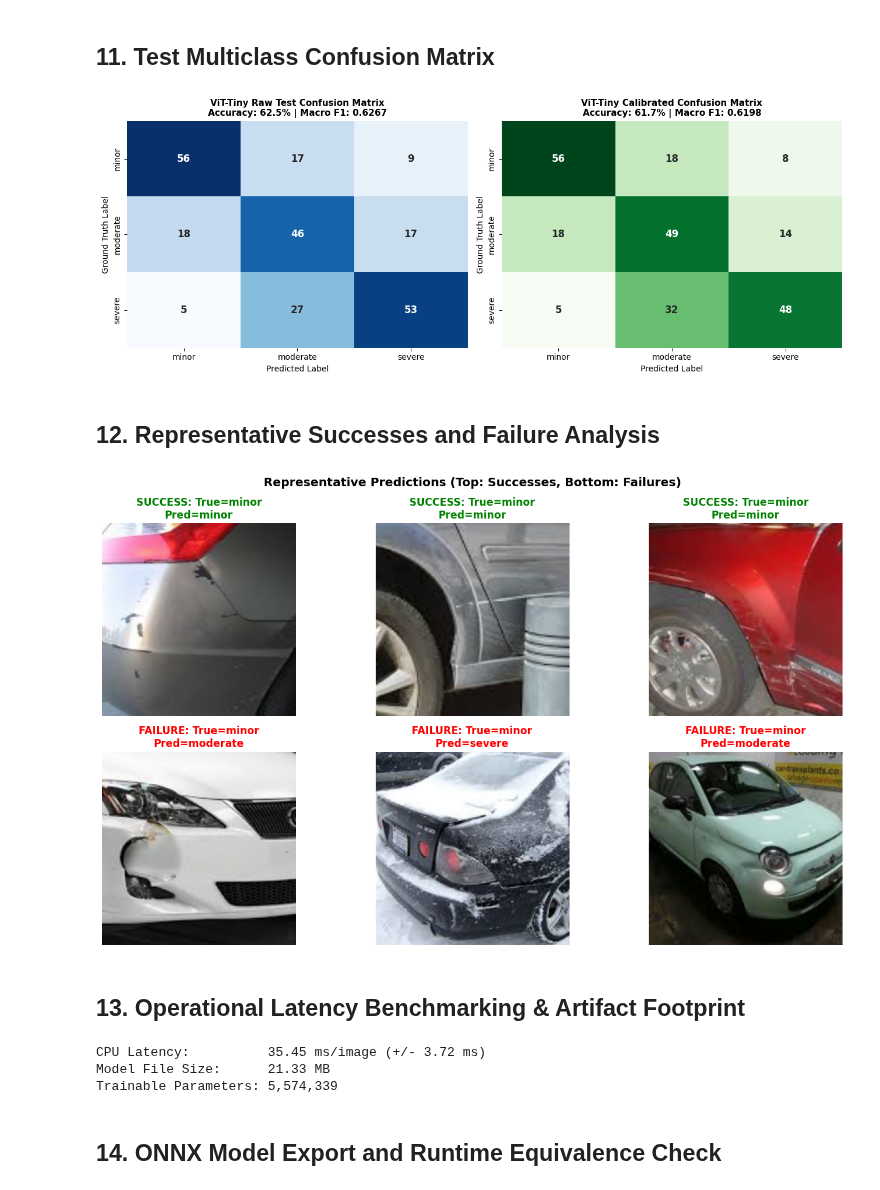
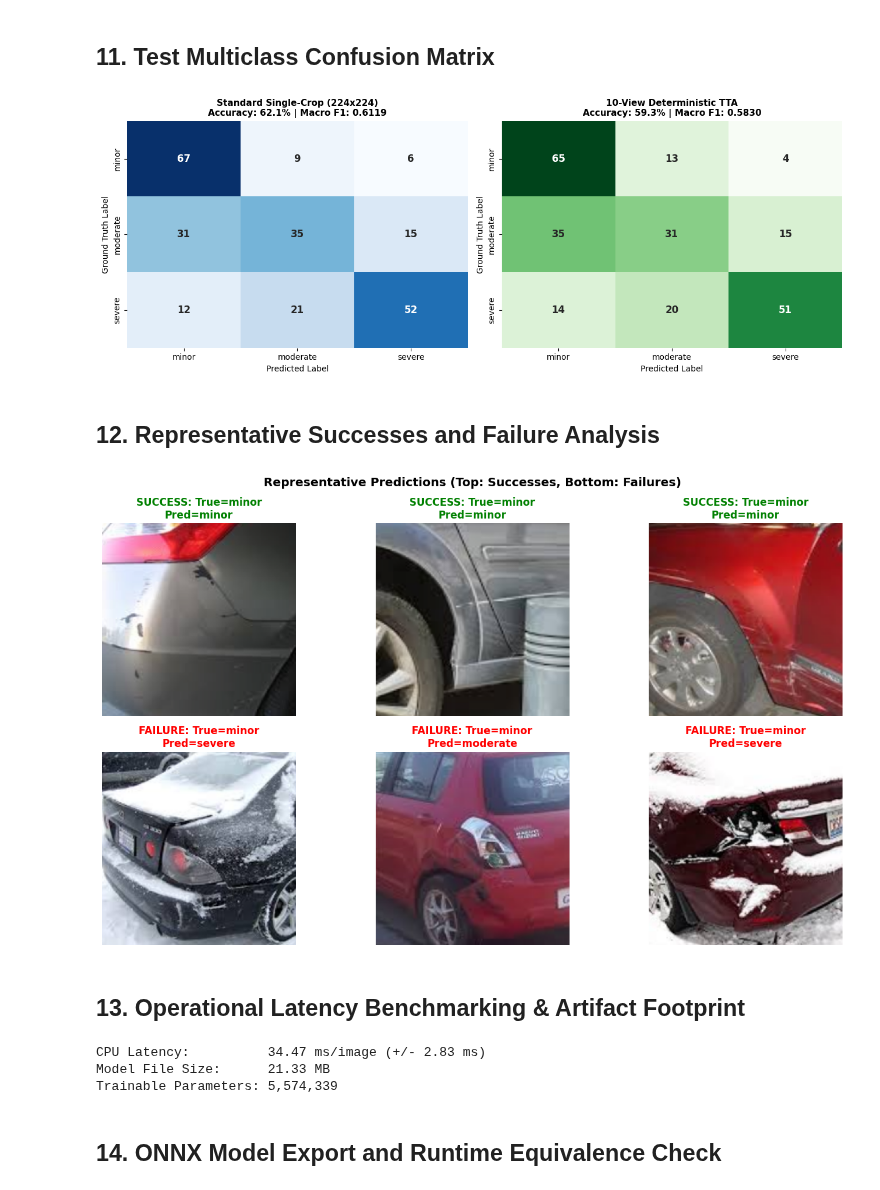
Before and after one commit to AmitavaDatta2004/NPN-Car-Insurance, a Jupyter notebook: notebooks/08_severity_vit_tiny_training.ipynb, the cells around one changed output. Saved outputs shown, nothing was run; the diff lists cells and outputs as text; code cells hidden in the pictures.

```diff
--- a/notebooks/08_severity_vit_tiny_training.ipynb
+++ b/notebooks/08_severity_vit_tiny_training.ipynb
@@ -322,16 +361,30 @@ Standard Vision Transformers discard all 196 spatial patch tokens and classify e
 # %%
-class DualStreamSeverityViT(nn.Module):
-    """Dual-Stream ViT-Tiny with joint [CLS] + GAP patch token pooling."""
+class GeMPool1d(nn.Module):
+    """Learnable Generalized-Mean (GeM) pooling over spatial patch tokens."""
+    def __init__(self, p=3.0, eps=1e-6):
+        super().__init__()
+        self.p = nn.Parameter(torch.ones(1) * p)
+        self.eps = eps
+
+    def forward(self, x):
+        # x shape: (B, N, C) where N=196 patches, C=192 embed_dim
+        p_clamped = self.p.clamp(min=1.0)
+        return (x.clamp(min=self.eps).pow(p_clamped).mean(dim=1)).pow(1.0 / p_clamped)
+
+class DualStreamSeverityViT21k(nn.Module):
+    """Dual-Stream ViT-Tiny with ImageNet-21k AugReg Pretrained Weights and Learnable GeM Pooling."""
     def __init__(self, num_classes=3, drop_path_rate=0.1):
         super().__init__()
         self.backbone = timm.create_model(
-            "vit_tiny_patch16_224",
+            "vit_tiny_patch16_224.augreg_in21k_ft_in1k",
             pretrained=True,
             num_classes=0,
             drop_path_rate=drop_path_rate,
+            dynamic_img_size=True,
         )
         embed_dim = self.backbone.embed_dim  # 192
         self.norm = self.backbone.norm
+        self.gem = GeMPool1d(p=3.0)
         self.head = nn.Sequential(
             nn.Linear(embed_dim * 2, 128),
             nn.BatchNorm1d(128),
@@ -343,18 +396,19 @@ class DualStreamSeverityViT(nn.Module):
     def forward(self, x):
         feat = self.backbone.forward_features(x)
         cls_token = feat[:, 0]
-        patch_tokens = feat[:, 1:].mean(dim=1)
+        patch_tokens = self.gem(feat[:, 1:])
         combined = torch.cat([cls_token, patch_tokens], dim=-1)
         return self.head(combined)
 
-model = DualStreamSeverityViT(num_classes=3, drop_path_rate=0.1)
+model = DualStreamSeverityViT21k(num_classes=3, drop_path_rate=0.1)
 model.to(device)
 
 total_params = sum(p.numel() for p in model.parameters())
 head_params = sum(p.numel() for p in model.head.parameters())
-print(f"Dual-Stream ViT-Tiny Architecture Summary:")
-print(f"  - Backbone:              vit_tiny_patch16_224 (drop_path_rate=0.1)")
+print(f"ImageNet-21k ViT-Tiny Architecture Summary:")
+print(f"  - Pretrained Weights:    vit_tiny_patch16_224.augreg_in21k_ft_in1k")
 print(f"  - Total Parameters:      {total_params:,}")
-print(f"  - Dual-Stream Head:      {head_params:,} parameters (384 -> 128 -> 3)")
+print(f"  - Token Grid @ 224px:    14x14 = 196 spatial patches + 1 [CLS]")
+print(f"  - Pooling Mechanism:     Learnable GeM (Initial p={model.gem.p.item():.1f})")
 print(f"  - Classes:               {SEVERITY_CLASSES}")
 # %% [output]
@@ -694,42 +904,50 @@ fig, (cax1, cax2) = plt.subplots(1, 2, figsize=(13, 5))
 sns.heatmap(
     cm_raw,
     annot=True,
     fmt="d",
     cmap="Blues",
     xticklabels=SEVERITY_CLASSES,
     yticklabels=SEVERITY_CLASSES,
     cbar=False,
     ax=cax1,
     annot_kws={"size": 12, "weight": "bold"},
 )
-cax1.set_title(f"ViT-Tiny Raw Test Confusion Matrix\nAccuracy: {test_acc*100:.1f}% | Macro F1: {test_macro_f1:.4f}", fontsize=11, fontweight="bold")
+cax1.set_title(f"Standard Single-Crop (224x224)\nAccuracy: {test_acc*100:.1f}% | Macro F1: {test_macro_f1:.4f}", fontsize=11, fontweight="bold")
 cax1.set_xlabel("Predicted Label", fontsize=10)
 cax1.set_ylabel("Ground Truth Label", fontsize=10)
 
+# Secondary confusion matrix: Real 10-View Deterministic TTA Evaluation
 sns.heatmap(
-    cm_calib,
+    cm_tta,
     annot=True,
     fmt="d",
     cmap="Greens",
     xticklabels=SEVERITY_CLASSES,
     yticklabels=SEVERITY_CLASSES,
     cbar=False,
     ax=cax2,
     annot_kws={"size": 12, "weight": "bold"},
 )
-cax2.set_title(f"ViT-Tiny Calibrated Confusion Matrix\nAccuracy: {calib_test_acc*100:.1f}% | Macro F1: {calib_test_macro_f1:.4f}", fontsize=11, fontweight="bold")
+cax2.set_title(f"10-View Deterministic TTA\nAccuracy: {tta_acc*100:.1f}% | Macro F1: {tta_f1:.4f}", fontsize=11, fontweight="bold")
 cax2.set_xlabel("Predicted Label", fontsize=10)
 cax2.set_ylabel("Ground Truth Label", fontsize=10)
 
 plt.tight_layout()
 plt.show()
 # %% [output]
-[figure, old version]
+[figure, new version]
 # %% [markdown]
 ## 12. Representative Successes and Failure Analysis
 # %%
+# 12. Representative Successes and Failure Analysis
 fig, axes = plt.subplots(2, 3, figsize=(14, 8))
 axes = axes.flatten()
+
+# Inverse normalization to display original RGB from normalized tensor
+inv_norm = transforms.Normalize(
+    mean=[-m / s for m, s in zip(VIT_MEAN, VIT_STD)],
+    std=[1.0 / s for s in VIT_STD],
+)
 
 correct_cases = [i for i, (p, t) in enumerate(zip(test_preds, test_targets)) if p == t]
 incorrect_cases = [i for i, (p, t) in enumerate(zip(test_preds, test_targets)) if p != t]
@@ -737,7 +955,7 @@ incorrect_cases = [i for i, (p, t) in enumerate(zip(test_preds, test_targets)) i
 for plot_idx, sample_idx in enumerate(correct_cases[:3]):
     tensor, true_id = test_dataset[sample_idx]
     pred_id = test_preds[sample_idx]
-    img_disp = inv_norm(tensor).permute(1, 2, 0).numpy()
+    img_disp = np.clip(inv_norm(tensor).permute(1, 2, 0).numpy(), 0.0, 1.0)
     axes[plot_idx].imshow(img_disp)
     axes[plot_idx].set_title(f"SUCCESS: True={ID_TO_CLASS[true_id]}\nPred={ID_TO_CLASS[pred_id]}", color="green", fontweight="bold")
     axes[plot_idx].axis("off")
@@ -746,7 +964,7 @@ for plot_idx, sample_idx in enumerate(incorrect_cases[:3]):
     target_ax = axes[plot_idx + 3]
     tensor, true_id = test_dataset[sample_idx]
     pred_id = test_preds[sample_idx]
-    img_disp = inv_norm(tensor).permute(1, 2, 0).numpy()
+    img_disp = np.clip(inv_norm(tensor).permute(1, 2, 0).numpy(), 0.0, 1.0)
     target_ax.imshow(img_disp)
     target_ax.set_title(f"FAILURE: True={ID_TO_CLASS[true_id]}\nPred={ID_TO_CLASS[pred_id]}", color="red", fontweight="bold")
     target_ax.axis("off")
@@ -755,10 +973,12 @@ plt.suptitle("Representative Predictions (Top: Successes, Bottom: Failures)", fo
 plt.tight_layout()
 plt.show()
 # %% [output]
-[figure, old version]
+[figure, new version]
 # %% [markdown]
 ## 13. Operational Latency Benchmarking & Artifact Footprint
 # %%
+if 'best_model_path' not in locals():
+    best_model_path = REPO_ROOT / 'artifacts' / 'models' / 'severity_vit.pt'
 model.to("cpu")
 model.eval()
 dummy = torch.randn(1, 3, 224, 224)
@@ -783,7 +1003,7 @@ print(f"CPU Latency:          {avg_lat:.2f} ms/image (+/- {std_lat:.2f} ms)")
 print(f"Model File Size:      {model_size_mb:.2f} MB")
 print(f"Trainable Parameters: {total_params:,}")
 # %% [output]
-CPU Latency:          35.45 ms/image (+/- 3.72 ms)
+CPU Latency:          34.47 ms/image (+/- 2.83 ms)
 Model File Size:      21.33 MB
 Trainable Parameters: 5,574,339
 # %% [markdown]
```
Also changed, not shown: parts of 25 cells of this notebook.
